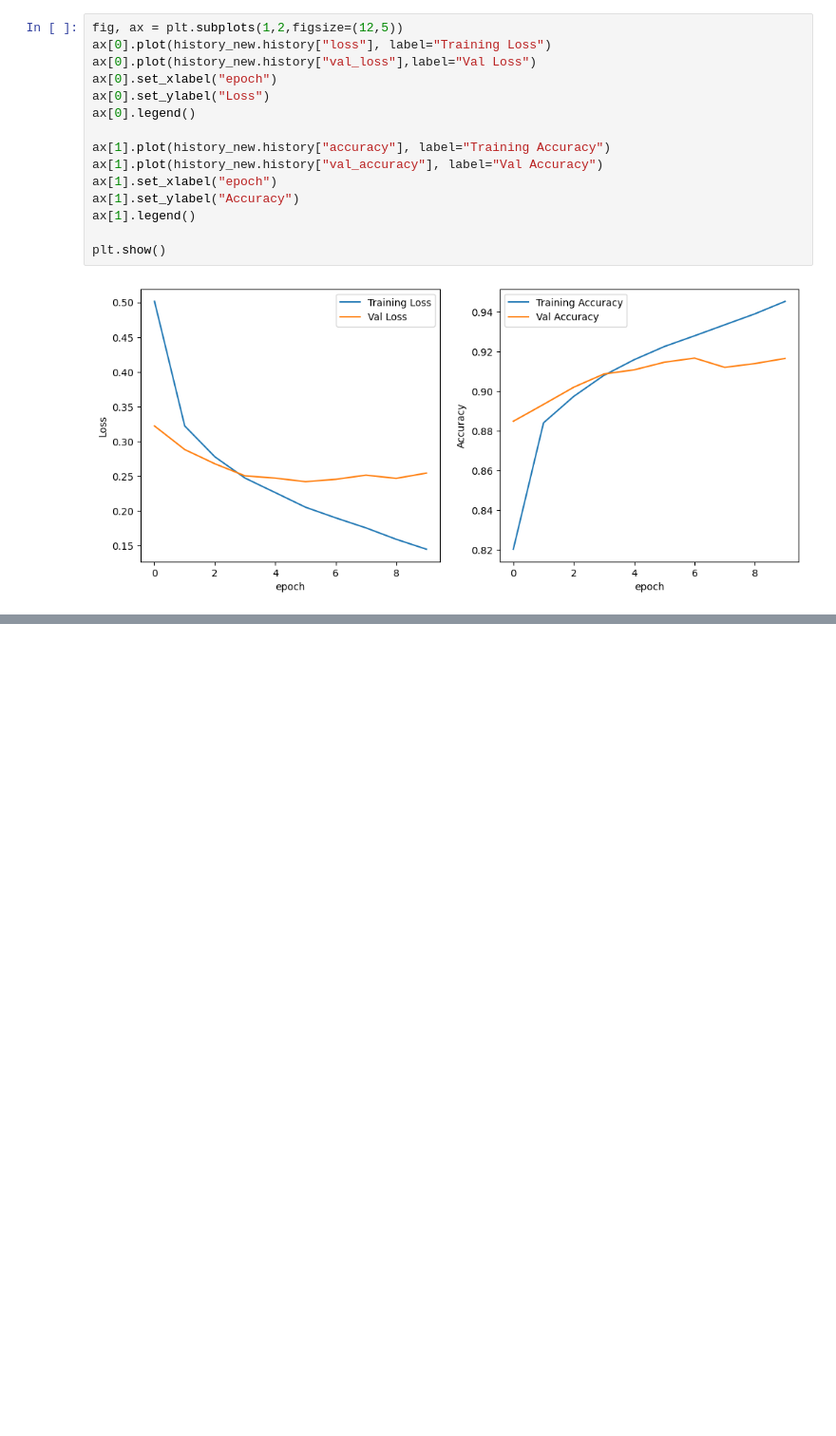
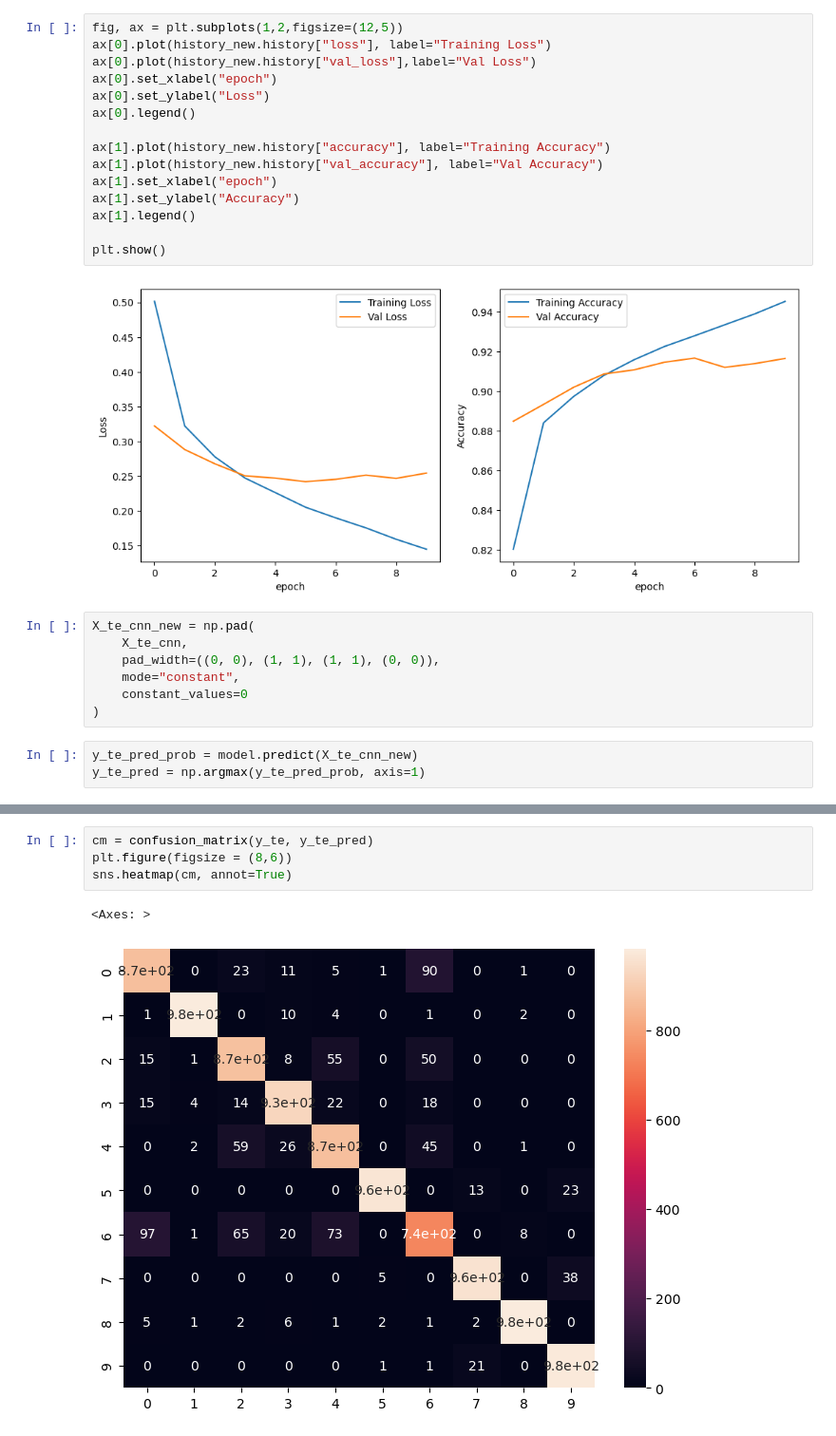
Before and after one commit to yenphglam/cs178_ProjectTeam3, a Jupyter notebook: cnn/cnn.ipynb, the cells around one changed output, grey strips where cells are left out. Shown at 95% size. Drawn from its saved outputs; the diff is of its cells as text; blank space fills up the shorter version.

Commit message:
Adding confusion matrix

```diff
--- a/cnn/cnn.ipynb
+++ b/cnn/cnn.ipynb
@@ -258,3 +260,13 @@ ax[1].legend()
 plt.show()
 # %% [output]
 [figure]
+# %%
+X_te_cnn_new = np.pad(
+    X_te_cnn,
+    pad_width=((0, 0), (1, 1), (1, 1), (0, 0)),
+    mode="constant",
+    constant_values=0
+)
+# %%
+y_te_pred_prob = model.predict(X_te_cnn_new)
+y_te_pred = np.argmax(y_te_pred_prob, axis=1)
@@ -260,0 +275,7 @@ plt.show()
+# %%
+cm = confusion_matrix(y_te, y_te_pred)
+plt.figure(figsize = (8,6))
+sns.heatmap(cm, annot=True)
+# %% [output]
+<Axes: >
+[figure, added]
```
Also changed, not shown: parts of 2 cells of this notebook.
